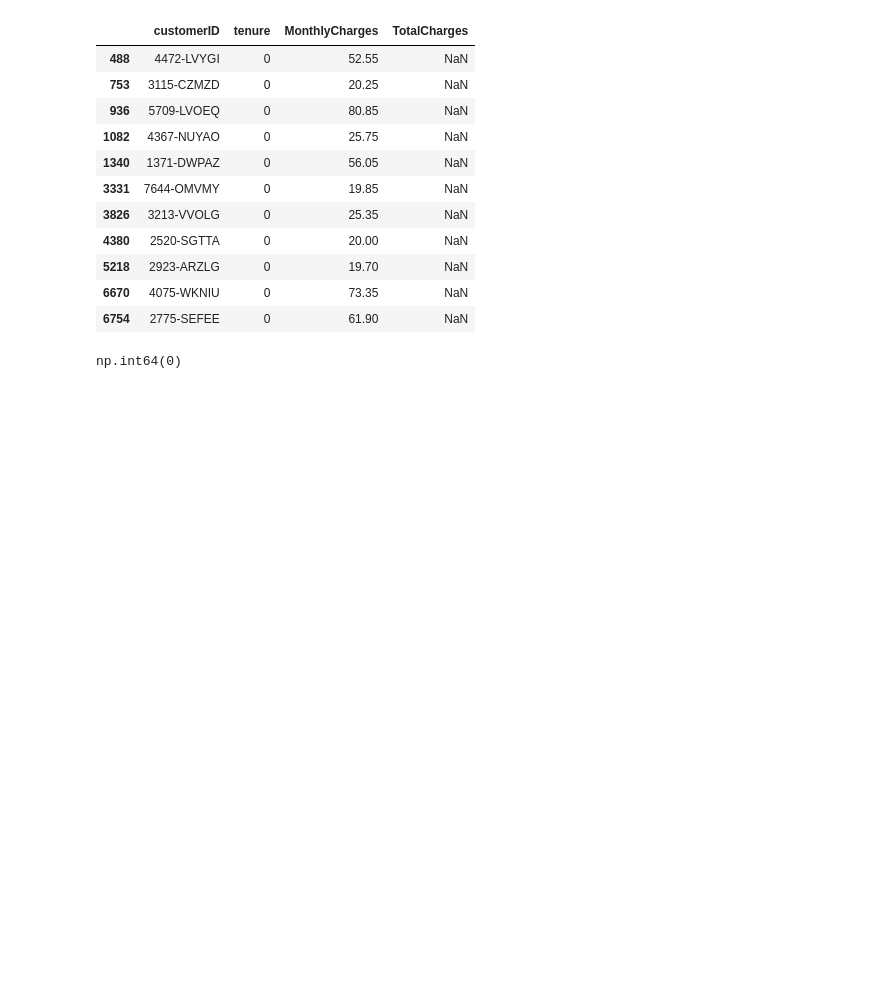
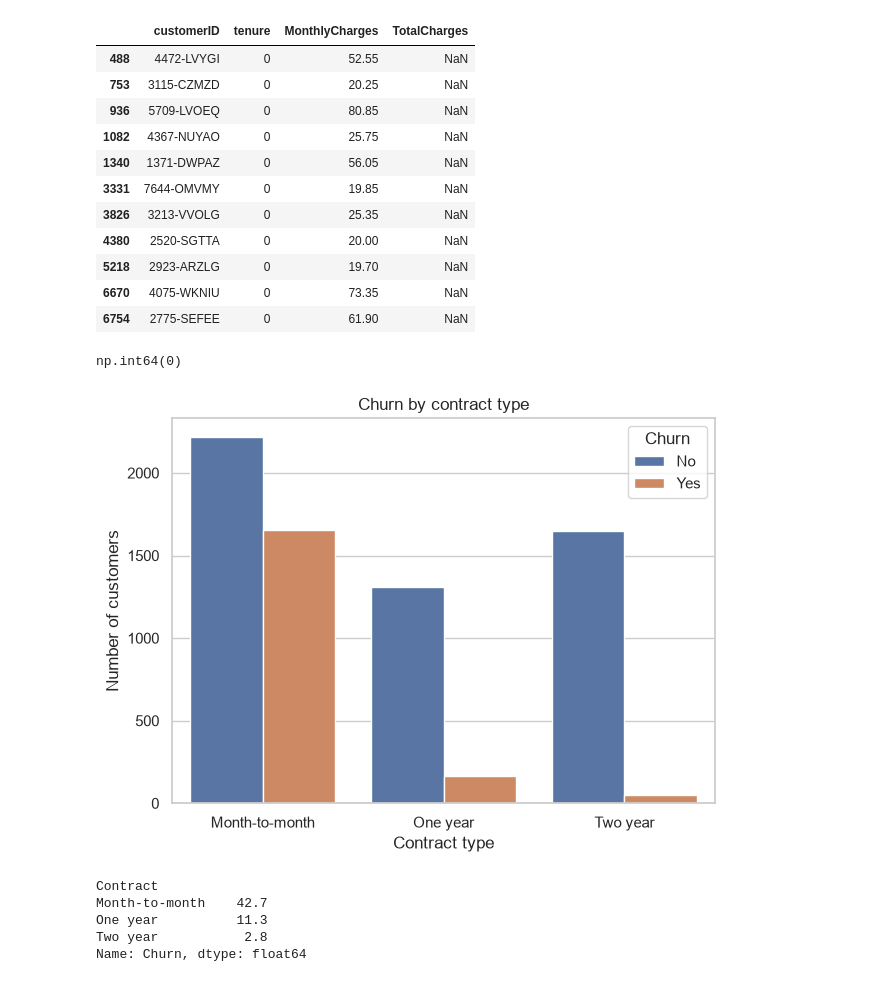
Before and after one commit to gabrielle-bertocchi/pfd200-churn-prediction, a Jupyter notebook: churn_analysis.ipynb, the cells around one changed output. Saved outputs shown, nothing was run; the diff lists cells and outputs as text; code cells hidden in the pictures; blank space fills up the shorter version.

Commit message:
Add EDA: churn by contract type

```diff
--- a/churn_analysis.ipynb
+++ b/churn_analysis.ipynb
@@ -83,3 +83,26 @@ df['TotalCharges'] = df['TotalCharges'].fillna(0)
 df['TotalCharges'].isnull().sum()
 # %% [output]
 np.int64(0)
+# %%
+import matplotlib.pyplot as plt
+import seaborn as sns
+
+sns.set_theme(style="whitegrid")
+
+plt.figure(figsize=(7, 5))
+sns.countplot(data=df, x='Contract', hue='Churn')
+plt.title('Churn by contract type')
+plt.xlabel('Contract type')
+plt.ylabel('Number of customers')
+plt.show()
+# %% [output]
+[figure, added]
+# %%
+churn_rate = df.groupby('Contract')['Churn'].apply(lambda s: (s == 'Yes').mean() * 100)
+churn_rate.round(1)
+# %% [output]
+Contract
+Month-to-month    42.7
+One year          11.3
+Two year           2.8
+Name: Churn, dtype: float64
```
